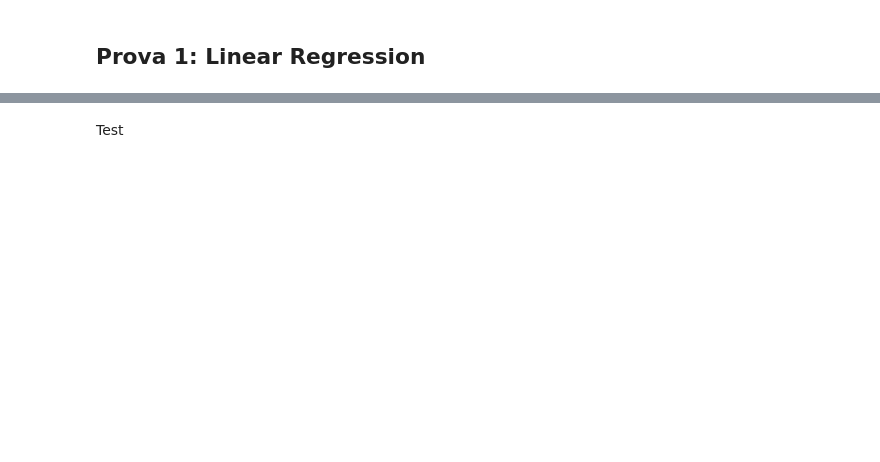
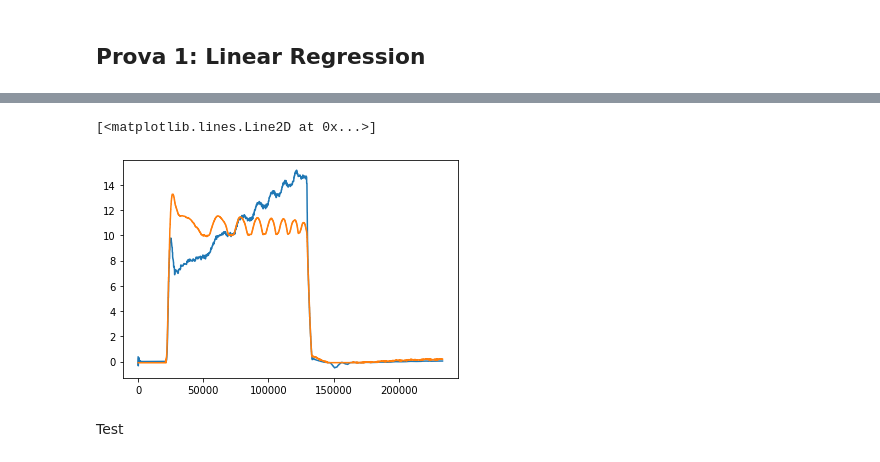
Before and after one commit to MarcoV02/bldc_project_work, a Jupyter notebook: modello_data_based.ipynb, the cells around one changed output, grey strips where cells are left out. Saved outputs shown, nothing was run; the diff lists cells and outputs as text; code cells hidden in the pictures; blank space fills up the shorter version.

```diff
--- a/modello_data_based.ipynb
+++ b/modello_data_based.ipynb
@@ -73,8 +101,11 @@ reg.coef_
 # %%
-previsione = reg.predict(X[:200000])
+previsione = reg.predict(X)
 # %%
-plt.plot(y[:200000])
+plt.plot(y)
 plt.plot(previsione)
+# %% [output]
+[<matplotlib.lines.Line2D at 0x...>]
+[figure, added]
 # %% [markdown]
 Test
 # %%
```
Also changed, not shown: parts of 11 cells of this notebook.
